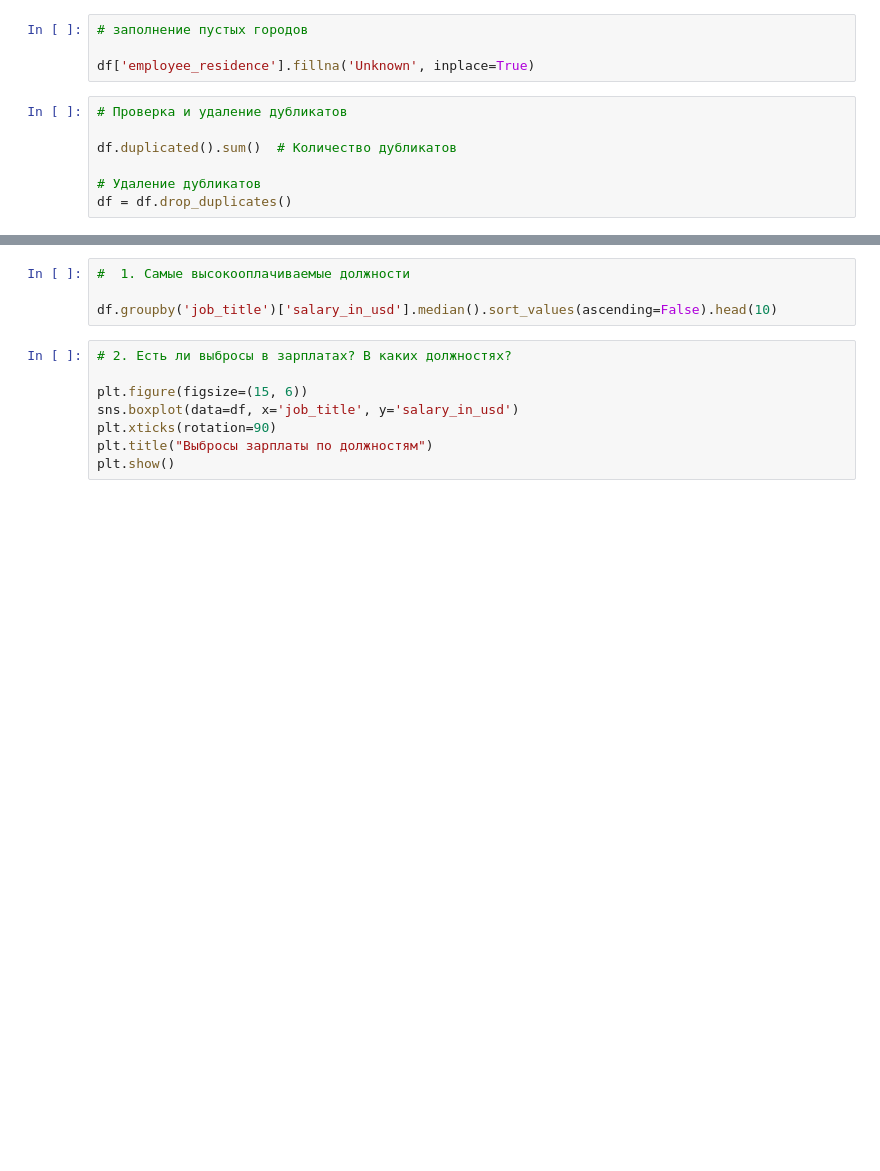
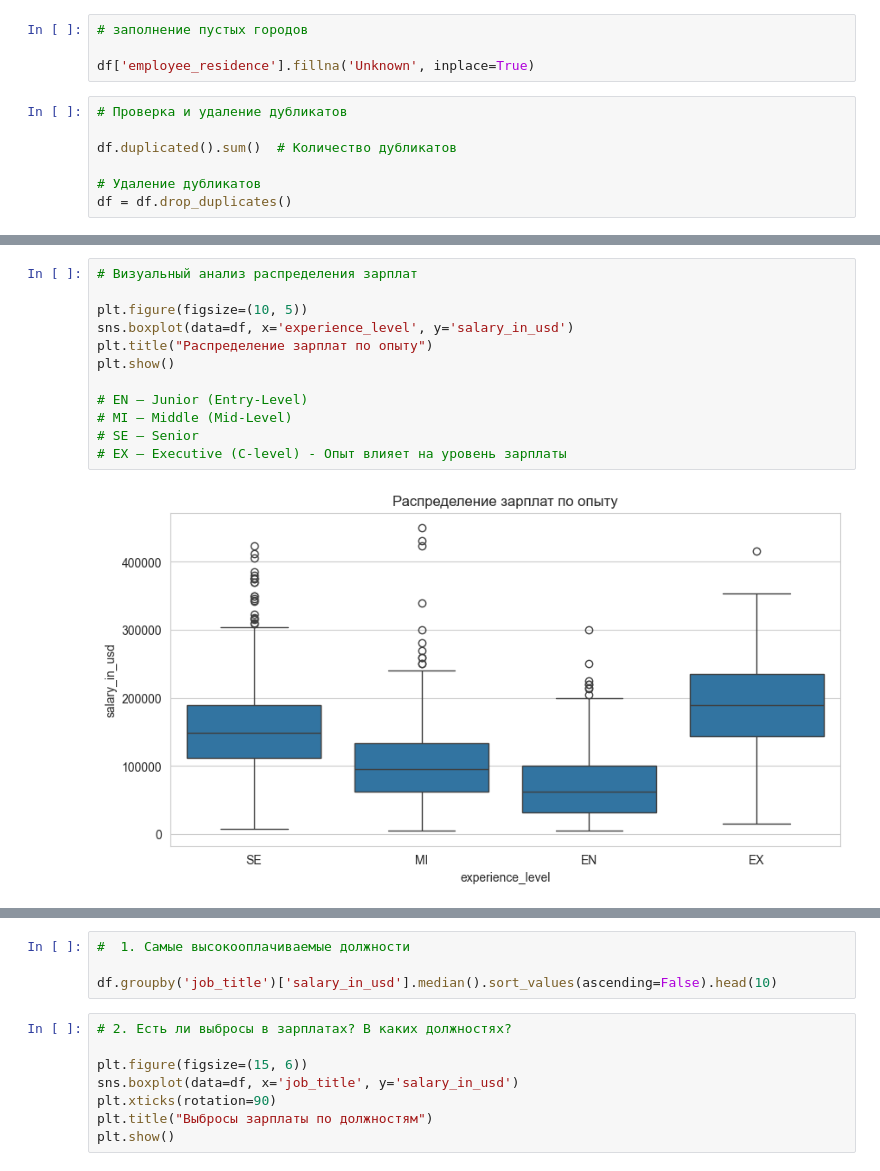
Before and after one commit to GlavMech/-Python, a Jupyter notebook: Аналитический проект на Python.ipynb, the cells around one changed output, grey strips where cells are left out. Drawn from its saved outputs; the diff is of its cells as text; blank space fills up the shorter version.

```diff
--- a/Аналитический проект на Python.ipynb
+++ b/Аналитический проект на Python.ipynb
@@ -47,0 +192,14 @@ df.duplicated().sum()
+# %%
+# Визуальный анализ распределения зарплат
+
+plt.figure(figsize=(10, 5))
+sns.boxplot(data=df, x='experience_level', y='salary_in_usd')
+plt.title("Распределение зарплат по опыту")
+plt.show()
+
+# EN — Junior (Entry-Level)
+# MI — Middle (Mid-Level)
+# SE — Senior
+# EX — Executive (C-level) - Опыт влияет на уровень зарплаты
+# %% [output]
+[figure, added]
```
Also changed, not shown: parts of 15 cells of this notebook.
